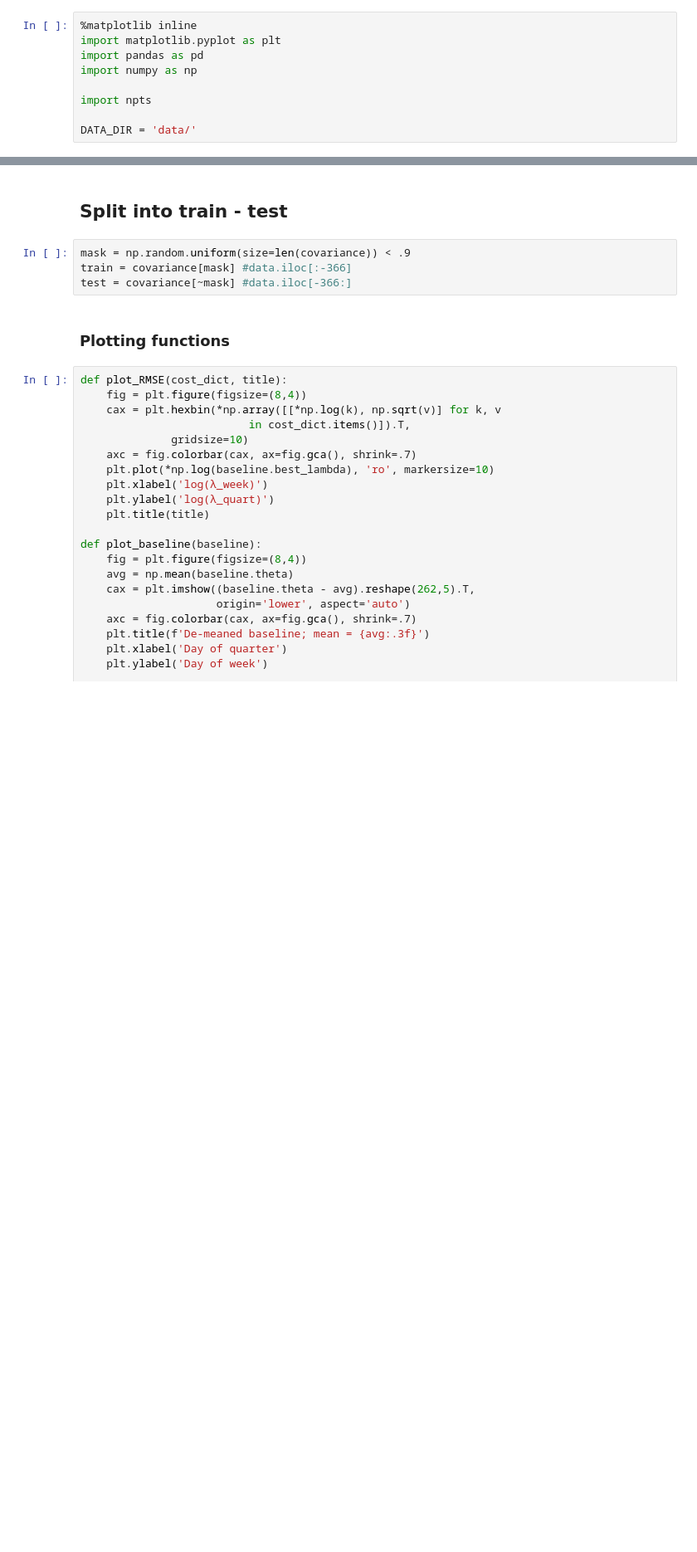
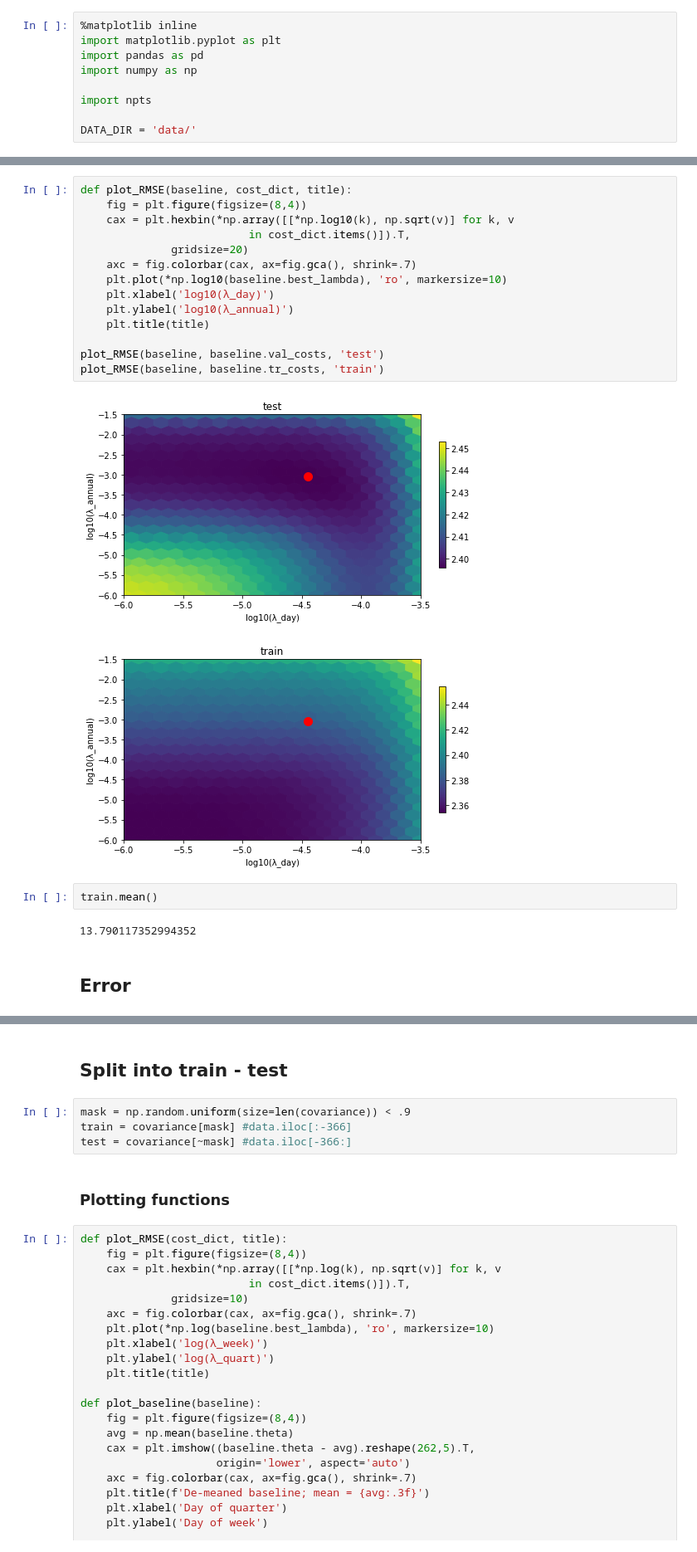
Before and after one commit to yowtzu/non_par_ts, a Jupyter notebook: examples/TemperatureSFO.ipynb, the cells around one changed output, grey strips where cells are left out. Shown at 83% size. Drawn from its saved outputs; the diff is of its cells as text; blank space fills up the shorter version.

```diff
--- a/examples/TemperatureSFO.ipynb
+++ b/examples/TemperatureSFO.ipynb
@@ -129,0 +75,23 @@ pd.DataFrame({'mean (bp)':data.mean()*1E4, 'std (bp)':data.std()*1E4}).T
+# %%
+def plot_RMSE(baseline, cost_dict, title):
+    fig = plt.figure(figsize=(8,4))
+    cax = plt.hexbin(*np.array([[*np.log10(k), np.sqrt(v)] for k, v
+                          in cost_dict.items()]).T,
+              gridsize=20)
+    axc = fig.colorbar(cax, ax=fig.gca(), shrink=.7)
+    plt.plot(*np.log10(baseline.best_lambda), 'ro', markersize=10)
+    plt.xlabel('log10(λ_day)')
+    plt.ylabel('log10(λ_annual)')
+    plt.title(title)
+
+plot_RMSE(baseline, baseline.val_costs, 'test')
+plot_RMSE(baseline, baseline.tr_costs, 'train')
+# %% [output]
+[figure, added]
+[figure, added]
+# %%
+train.mean()
+# %% [output]
+13.790117352994352
+# %% [markdown]
+## Error
```
Also changed, not shown: parts of 46 cells of this notebook, 7 other files.
